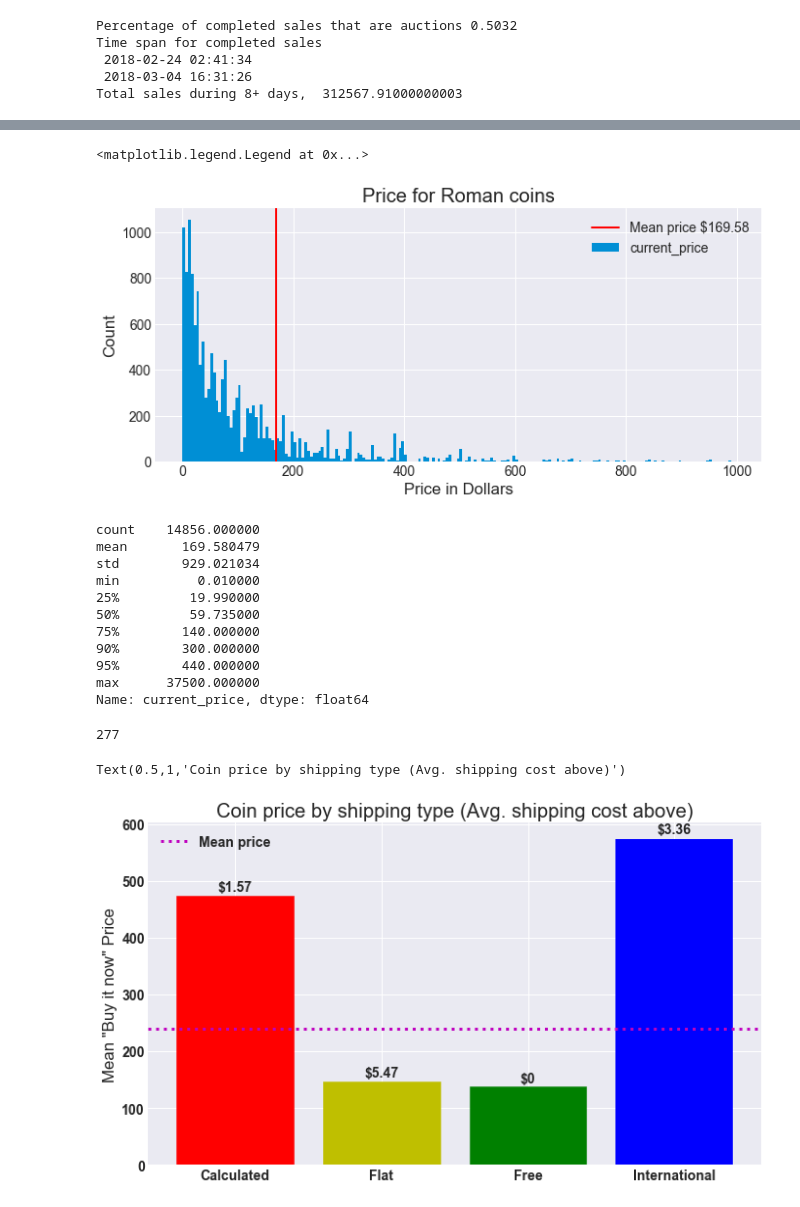
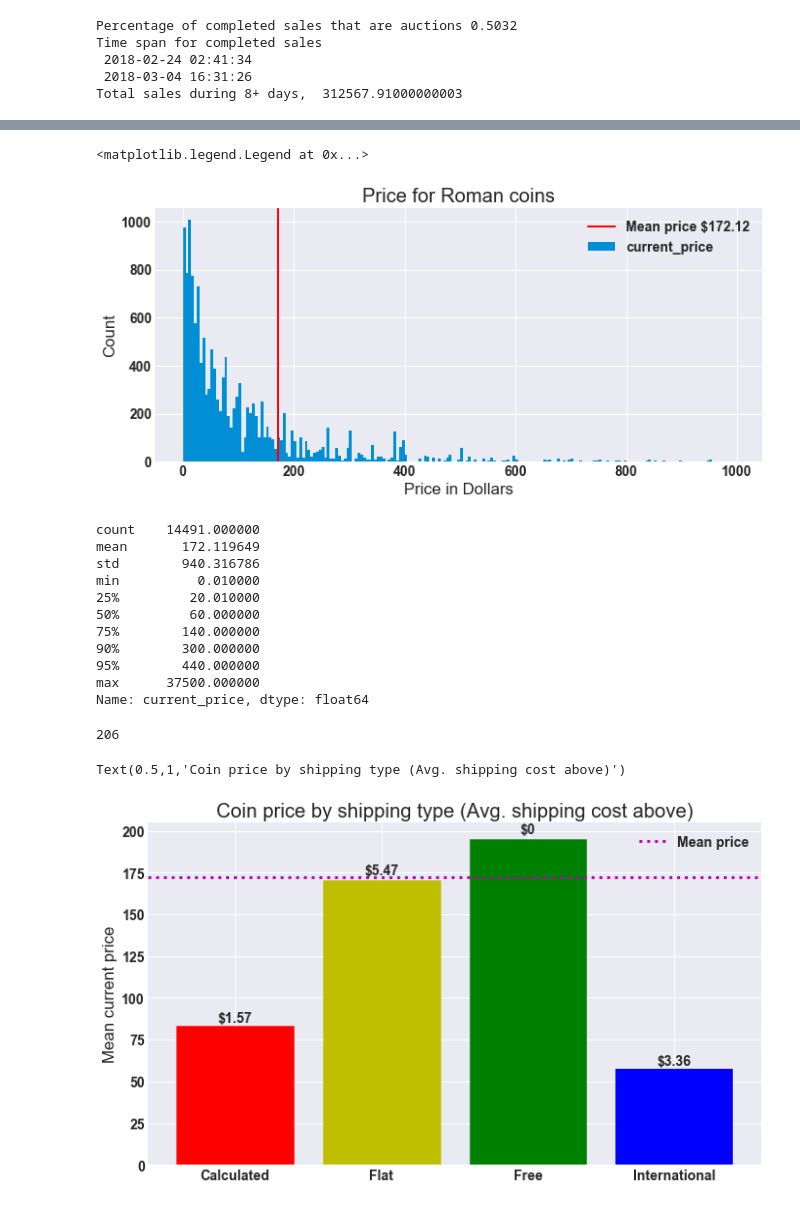
Before and after one commit to slevin886/Roman_Coin_Pricing, a Jupyter notebook: Roman_Coin_EDA .ipynb, the cells around one changed output, grey strips where cells are left out. Drawn from its saved outputs; the diff is of its cells as text; code cells hidden in the pictures.

```diff
--- a/Roman_Coin_EDA .ipynb
+++ b/Roman_Coin_EDA .ipynb
@@ -86,6 +86,15 @@ df = df.drop(list(df[df['current_currency'] != 'USD'].index), axis=0)
 
 #all USD, dropping
 df = df.drop('currencyid_conv', axis=1)
+
+#dropping title, URLTitle slightly more effective, nearly identical
+df = df.drop('title', axis=1)
+
+#all USD
+df = df.drop('current_currency', axis=1)
+
+#already have dummy variable
+df = df.drop('buyItNowPrice', axis=1)
 # %%
 #Creating dummy for if the sale is in the USA
 df['seller_in_us'] = df['country'].apply(lambda x: 1 if x == 'US' else 0)
@@ -147,17 +156,17 @@ plt.axvline(df['current_price'].mean(), lw=2, c='red', label = 'Mean price ${0:.
 plt.legend()
 # %% [output]
 <matplotlib.legend.Legend at 0x...>
-[figure, old version]
+[figure, new version]
 # %%
 #A massive outlier, representing a rare coin of Emperor Caligula's sisters, with whom he was reported to have had an affair.
 df['current_price'].describe(percentiles =[0.25, 0.50, 0.75, 0.90, 0.95])
 # %% [output]
-count    14856.000000
-mean       169.580479
-std        929.021034
+count    14491.000000
+mean       172.119649
+std        940.316786
 min          0.010000
-25%         19.990000
-50%         59.735000
+25%         20.010000
+50%         60.000000
 75%        140.000000
 90%        300.000000
 95%        440.000000
@@ -167,39 +176,39 @@ Name: current_price, dtype: float64
 #277 coins have current_prices greater than 1000 dollars
 len(list(df.loc[df['current_price'] > 1000].index))
 # %% [output]
-277
+206
 # %%
 df['shippingType'] = df['shippingType'].apply(lambda x: 'International' if x in ['CalculatedDomesticFlatInternational',
                                                                                 'FlatDomesticCalculatedInternational'] else x)
 # %%
 from matplotlib import rc
 
 rc('font', weight='bold')
-shipping_graph = df.groupby('shippingType', as_index=False)['buyItNowPrice'].mean()
+shipping_graph = df.groupby('shippingType', as_index=False)['current_price'].mean()
 shipping_graph = shipping_graph.loc[shipping_graph['shippingType'].isin(['Calculated', 'Flat', 'Free', 'International'])]
 
 avg_cost = ['$1.57', '$5.47', '$0', '$3.36']
 fig, ax = plt.subplots(figsize=(10, 6))
-barlist = plt.bar(shipping_graph['shippingType'], shipping_graph['buyItNowPrice'],
+barlist = plt.bar(shipping_graph['shippingType'], shipping_graph['current_price'],
                   color='blue', )
 
 barlist[0].set_color('r')
 barlist[1].set_color('y')
 barlist[2].set_color('g')
-plt.axhline(df['buyItNowPrice'].mean(), lw=3, c='m', ls='dotted', label='Mean price')
-plt.ylabel('Mean "Buy it now" Price')
+plt.axhline(df['current_price'].mean(), lw=3, c='m', ls='dotted', label='Mean price')
+plt.ylabel('Mean current price')
 for num,rect in enumerate(barlist):
         height = rect.get_height()
         ax.text(rect.get_x() + rect.get_width()/2., 1.01*height,
                 avg_cost[num],
                 ha='center', va='bottom',)
 
 
 plt.legend()
 plt.title('Coin price by shipping type (Avg. shipping cost above)')
 # %% [output]
 Text(0.5,1,'Coin price by shipping type (Avg. shipping cost above)')
-[figure, old version]
+[figure, new version]
 # %%
 import matplotlib.patches as mpatches
 auction_interest = df.loc[df['listingType'] == 'Auction']
```
Also changed, not shown: parts of 22 cells of this notebook.
